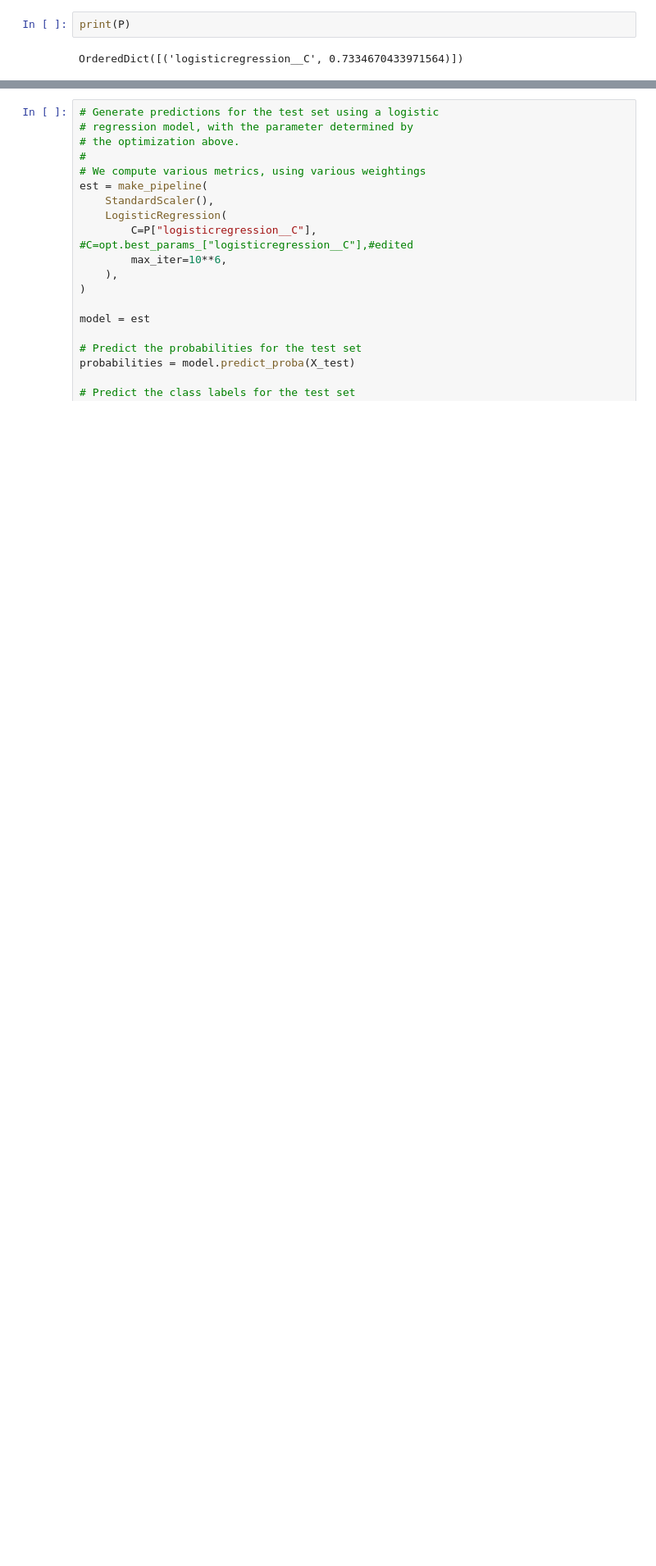
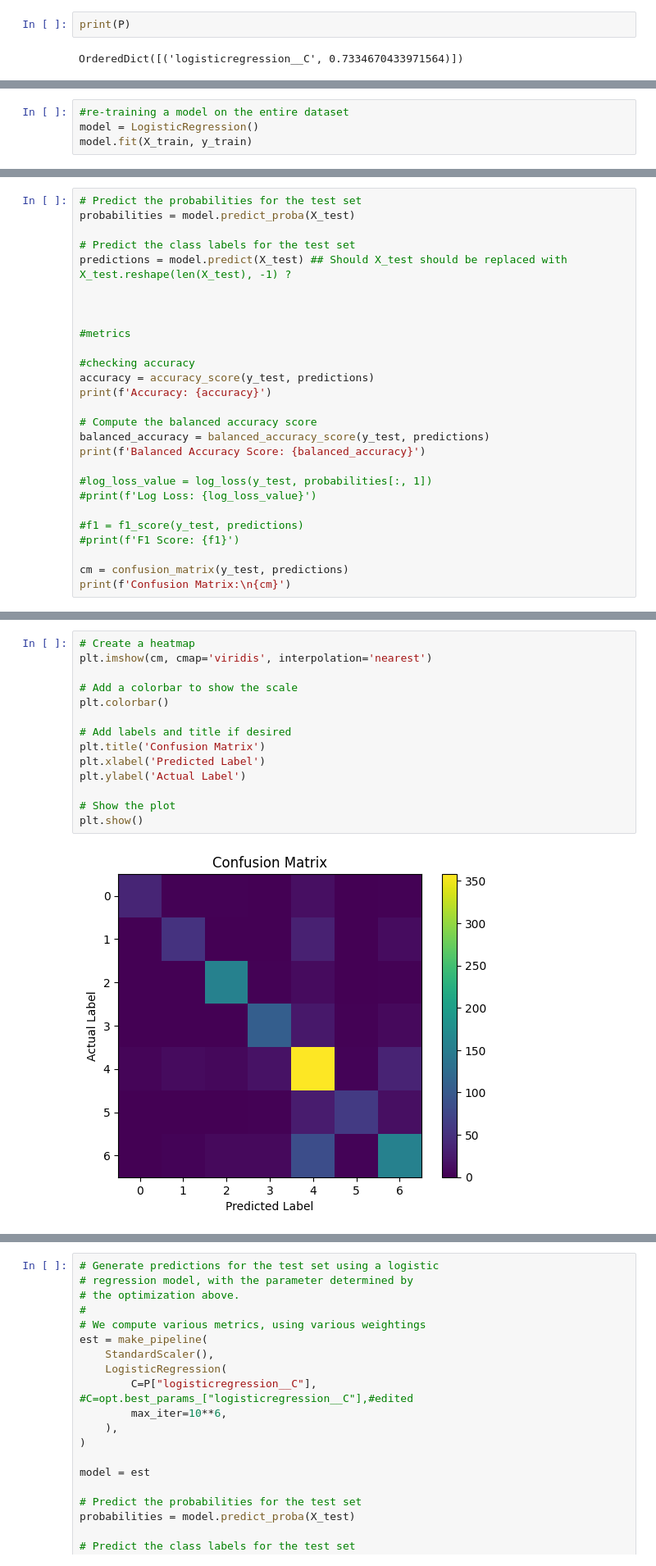
Before and after one commit to julianrosen/erdos_dl_recanvo_project, a Jupyter notebook: P01_AST_[WORK_IN_PROGRESS]_Classifying_ReCanvo_Audio_Data_with_AST_and_Logistic_Regression.ipynb, the cells around one changed output, grey strips where cells are left out. Shown at 82% size. Saved outputs shown, nothing was run; the diff lists cells and outputs as text; blank space fills up the shorter version.

```diff
--- a/P01_AST_[WORK_IN_PROGRESS]_Classifying_ReCanvo_Audio_Data_with_AST_and_Logistic_Regression.ipynb
+++ b/P01_AST_[WORK_IN_PROGRESS]_Classifying_ReCanvo_Audio_Data_with_AST_and_Logistic_Regression.ipynb
@@ -863,0 +871,4 @@ I'M DOING SOMETHING WRONG IN THE CELL BELOW. NOT SURE HOW TO FIX IT.
+# %%
+#re-training a model on the entire dataset
+model = LogisticRegression()
+model.fit(X_train, y_train)
@@ -863,0 +887,27 @@ I'M DOING SOMETHING WRONG IN THE CELL BELOW. NOT SURE HOW TO FIX IT.
+# %%
+# Predict the probabilities for the test set
+probabilities = model.predict_proba(X_test)
+
+# Predict the class labels for the test set
+predictions = model.predict(X_test) ## Should X_test should be replaced with X_test.reshape(len(X_test), -1) ?
+
+
+
+#metrics
+
+#checking accuracy
+accuracy = accuracy_score(y_test, predictions)
+print(f'Accuracy: {accuracy}')
+
+# Compute the balanced accuracy score
+balanced_accuracy = balanced_accuracy_score(y_test, predictions)
+print(f'Balanced Accuracy Score: {balanced_accuracy}')
+
+#log_loss_value = log_loss(y_test, probabilities[:, 1])
+#print(f'Log Loss: {log_loss_value}')
+
+#f1 = f1_score(y_test, predictions)
+#print(f'F1 Score: {f1}')
+
+cm = confusion_matrix(y_test, predictions)
+print(f'Confusion Matrix:\n{cm}')
@@ -863,0 +925,16 @@ I'M DOING SOMETHING WRONG IN THE CELL BELOW. NOT SURE HOW TO FIX IT.
+# %%
+# Create a heatmap
+plt.imshow(cm, cmap='viridis', interpolation='nearest')
+
+# Add a colorbar to show the scale
+plt.colorbar()
+
+# Add labels and title if desired
+plt.title('Confusion Matrix')
+plt.xlabel('Predicted Label')
+plt.ylabel('Actual Label')
+
+# Show the plot
+plt.show()
+# %% [output]
+[figure, added]
```
Also changed, not shown: parts of 8 cells of this notebook.
